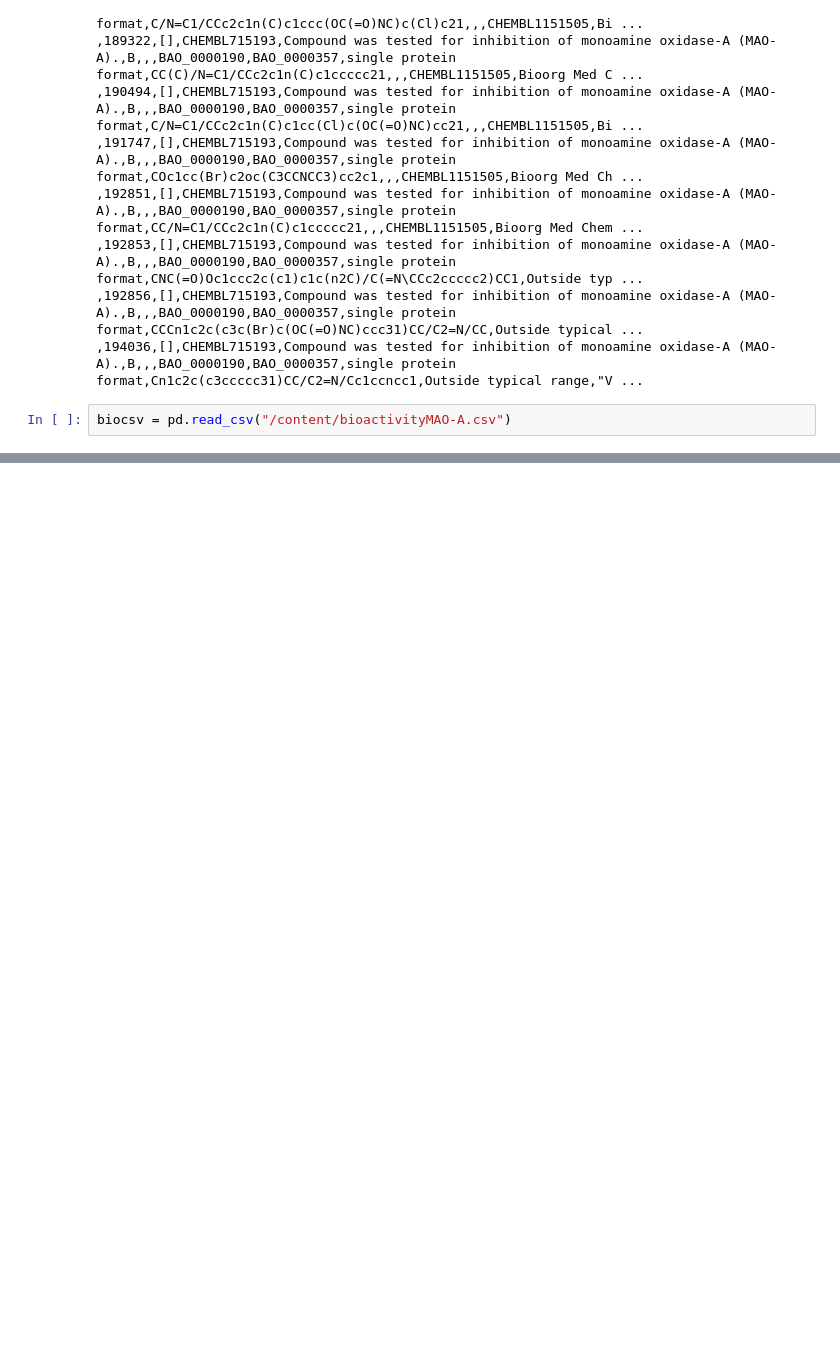
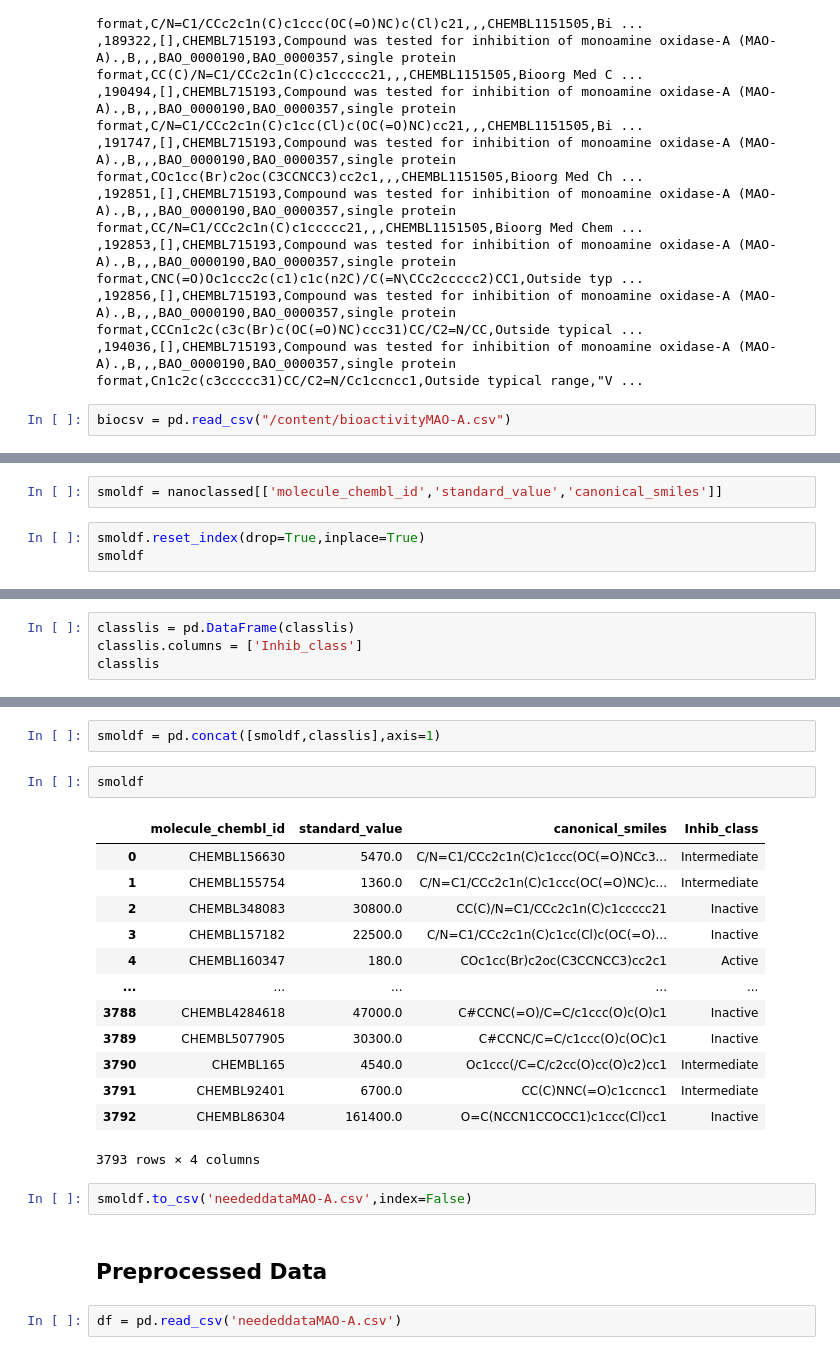
Before and after one commit to Diacod-I/BourneToKill, a Jupyter notebook: BioInfo.ipynb, the cells around one changed output, grey strips where cells are left out. Drawn from its saved outputs; the diff is of its cells as text; blank space fills up the shorter version.

```diff
--- a/BioInfo.ipynb
+++ b/BioInfo.ipynb
@@ -103,0 +213,5 @@ biocsv[biocsv.standard_value.notna()]
+# %%
+smoldf = nanoclassed[['molecule_chembl_id','standard_value','canonical_smiles']]
+# %%
+smoldf.reset_index(drop=True,inplace=True)
+smoldf
@@ -103,0 +232,4 @@ biocsv[biocsv.standard_value.notna()]
+# %%
+classlis = pd.DataFrame(classlis)
+classlis.columns = ['Inhib_class']
+classlis
@@ -103,0 +250,24 @@ biocsv[biocsv.standard_value.notna()]
+# %%
+smoldf = pd.concat([smoldf,classlis],axis=1)
+# %%
+smoldf
+# %% [output]
+|  | molecule_chembl_id | standard_value | canonical_smiles | Inhib_class |
+| 0 | CHEMBL156630 | 5470.0 | C/N=C1/CCc2c1n(C)c1ccc(OC(=O)NCc3... | Intermediate |
+| 1 | CHEMBL155754 | 1360.0 | C/N=C1/CCc2c1n(C)c1ccc(OC(=O)NC)c... | Intermediate |
+| 2 | CHEMBL348083 | 30800.0 | CC(C)/N=C1/CCc2c1n(C)c1ccccc21 | Inactive |
+| 3 | CHEMBL157182 | 22500.0 | C/N=C1/CCc2c1n(C)c1cc(Cl)c(OC(=O)... | Inactive |
+| 4 | CHEMBL160347 | 180.0 | COc1cc(Br)c2oc(C3CCNCC3)cc2c1 | Active |
+| ... | ... | ... | ... | ... |
+| 3788 | CHEMBL4284618 | 47000.0 | C#CCNC(=O)/C=C/c1ccc(O)c(O)c1 | Inactive |
+| 3789 | CHEMBL5077905 | 30300.0 | C#CCNC/C=C/c1ccc(O)c(OC)c1 | Inactive |
+| 3790 | CHEMBL165 | 4540.0 | Oc1ccc(/C=C/c2cc(O)cc(O)c2)cc1 | Intermediate |
+| 3791 | CHEMBL92401 | 6700.0 | CC(C)NNC(=O)c1ccncc1 | Intermediate |
+| 3792 | CHEMBL86304 | 161400.0 | O=C(NCCN1CCOCC1)c1ccc(Cl)cc1 | Inactive |
+3793 rows × 4 columns
+# %%
+smoldf.to_csv('neededdataMAO-A.csv',index=False)
+# %% [markdown]
+## Preprocessed Data
+# %%
+df = pd.read_csv('neededdataMAO-A.csv')
```
Also changed, not shown: parts of 31 cells of this notebook.
